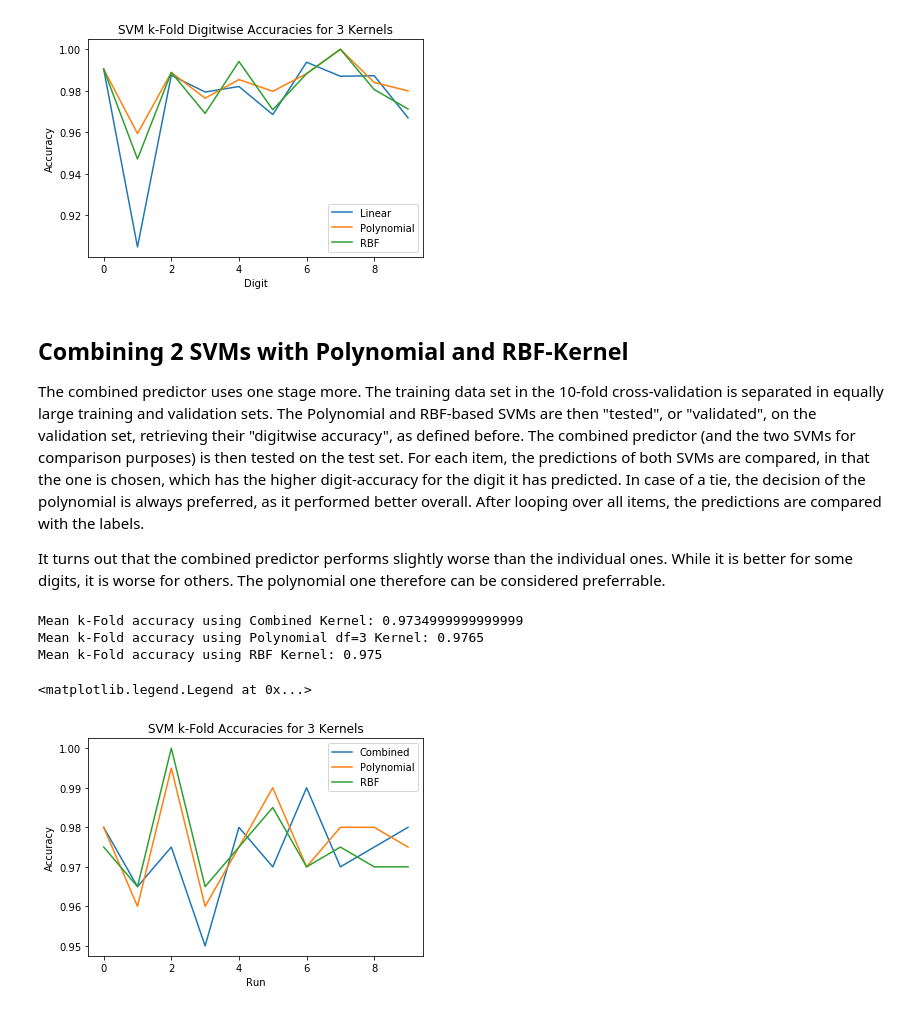
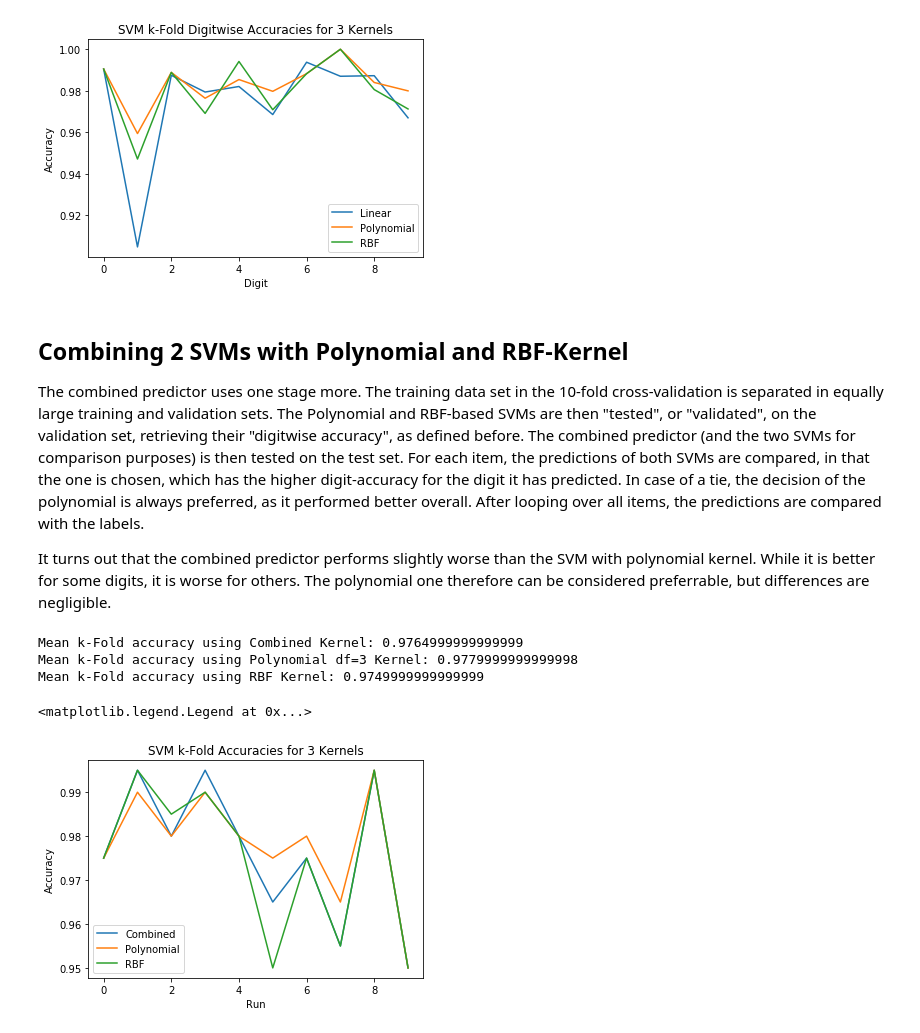
Before and after one commit to maxvij/DigitRecognitionML, a Jupyter notebook: ML_SVM.ipynb, the cells around one changed output. Cells and saved outputs as stored; diff of their text form; code cells hidden in the pictures.

Commit message:
Final Versions of SVM and Combined SVM+RF

```diff
--- a/ML_SVM.ipynb
+++ b/ML_SVM.ipynb
@@ -139,7 +139,7 @@ plt.legend()
 
 The combined predictor uses one stage more. The training data set in the 10-fold cross-validation is separated in equally large training and validation sets. The Polynomial and RBF-based SVMs are then "tested", or "validated", on the validation set, retrieving their "digitwise accuracy", as defined before. The combined predictor (and the two SVMs for comparison purposes) is then tested on the test set. For each item, the predictions of both SVMs are compared, in that the one is chosen, which has the higher digit-accuracy for the digit it has predicted. In case of a tie, the decision of the polynomial is always preferred, as it performed better overall. After looping over all items, the predictions are compared with the labels.
 
-It turns out that the combined predictor performs slightly worse than the individual ones. While it is better for some digits, it is worse for others. The polynomial one therefore can be considered preferrable.
+It turns out that the combined predictor performs slightly worse than the SVM with polynomial kernel. While it is better for some digits, it is worse for others. The polynomial one therefore can be considered preferrable, but differences are negligible.
 # %%
 def combined_predictor(predictions, pred_accuracies):
     combined_predictions = []
@@ -173,12 +173,12 @@ dw_acc_poly = []
 dw_acc_rbf = []
 
 # kFold based on example in https://scikit-learn.org/stable/modules/generated/sklearn.model_selection.KFold.html
-kf = KFold(n_splits=10, shuffle=True, random_state=1001)
+kf = KFold(n_splits=10, shuffle=True, random_state=12345)
 for train_index, test_index in kf.split(X):
     X_train, X_test = X[train_index], X[test_index]
     y_train, y_test = y[train_index], y[test_index]
     # Separate training into train and validation set.
-    X_train, X_val, y_train, y_val = train_test_split(X_train, y_train, test_size=0.5, random_state = 101010)
+    X_train, X_val, y_train, y_val = train_test_split(X_train, y_train, test_size=0.5, random_state = 67890)
 
     # Polynomial Kernel
     svc_poly= svm.SVC(kernel="poly", degree=3, decision_function_shape="ovo")
@@ -192,36 +192,36 @@ for train_index, test_index in kf.split(X):
     # Validation Process
     y_val_pred_poly = svc_poly.predict(X_val)
     y_val_pred_rbf = svc_rbf.predict(X_val)
 
     # Testing
     y_pred_poly = svc_poly.predict(X_test)
     y_pred_rbf = svc_rbf.predict(X_test)
     y_pred_comb = combined_predictor([list(y_pred_poly), list(y_pred_rbf)], [digitwise_accuracy(y_val_pred_poly, y_val), digitwise_accuracy(y_val_pred_rbf, y_val)])
 
     # Append Accuracies to List
     kf_acc_comb.append(accuracy_score(y_test, y_pred_comb))
     kf_acc_poly.append(accuracy_score(y_test, y_pred_poly))
     kf_acc_rbf.append(accuracy_score(y_test, y_pred_rbf))
 
     # Append Digitwise accuracies
     dw_acc_comb.append(digitwise_accuracy(y_pred_comb, y_test))
     dw_acc_poly.append(digitwise_accuracy(y_pred_poly, y_test))
     dw_acc_rbf.append(digitwise_accuracy(y_pred_rbf, y_test))
 
-print("Mean k-Fold accuracy using Combined Kernel: " + str(np.mean(kf_acc_lin)))
+print("Mean k-Fold accuracy using Combined Kernel: " + str(np.mean(kf_acc_comb)))
 print("Mean k-Fold accuracy using Polynomial df=3 Kernel: " + str(np.mean(kf_acc_poly)))
 print("Mean k-Fold accuracy using RBF Kernel: " + str(np.mean(kf_acc_rbf)))
 
-plt.plot(kf_acc_lin, label="Combined")
+plt.plot(kf_acc_comb, label="Combined")
 plt.plot(kf_acc_poly, label="Polynomial")
 plt.plot(kf_acc_rbf, label="RBF")
 plt.title("SVM k-Fold Accuracies for 3 Kernels")
 plt.xlabel("Run")
 plt.ylabel("Accuracy")
 plt.legend()
 # %% [output]
-Mean k-Fold accuracy using Combined Kernel: 0.9734999999999999
-Mean k-Fold accuracy using Polynomial df=3 Kernel: 0.9765
-Mean k-Fold accuracy using RBF Kernel: 0.975
+Mean k-Fold accuracy using Combined Kernel: 0.9764999999999999
+Mean k-Fold accuracy using Polynomial df=3 Kernel: 0.9779999999999998
+Mean k-Fold accuracy using RBF Kernel: 0.9749999999999999
 <matplotlib.legend.Legend at 0x...>
-[figure, old version]
+[figure, new version]
```
Also changed, not shown: 1 other file.
